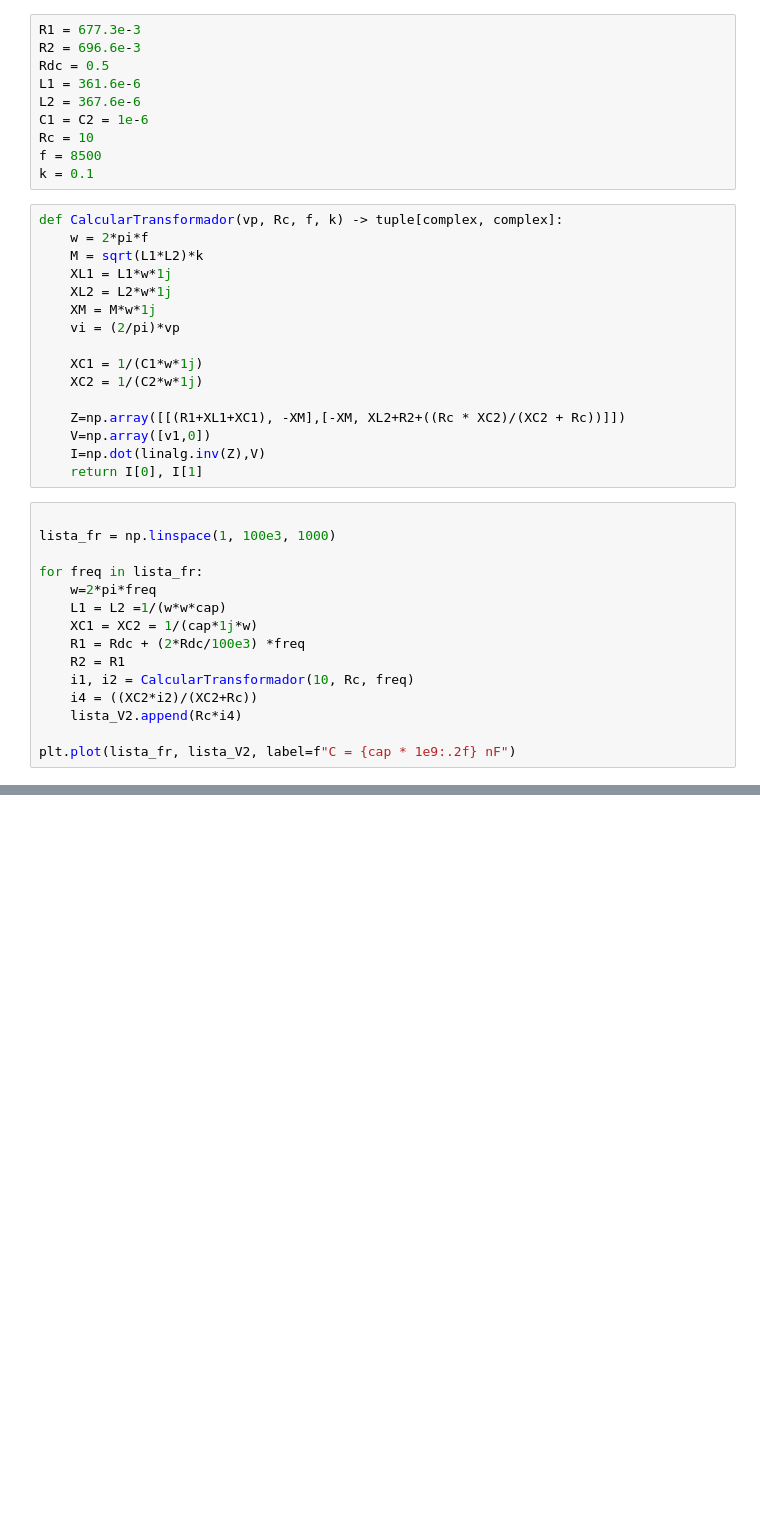
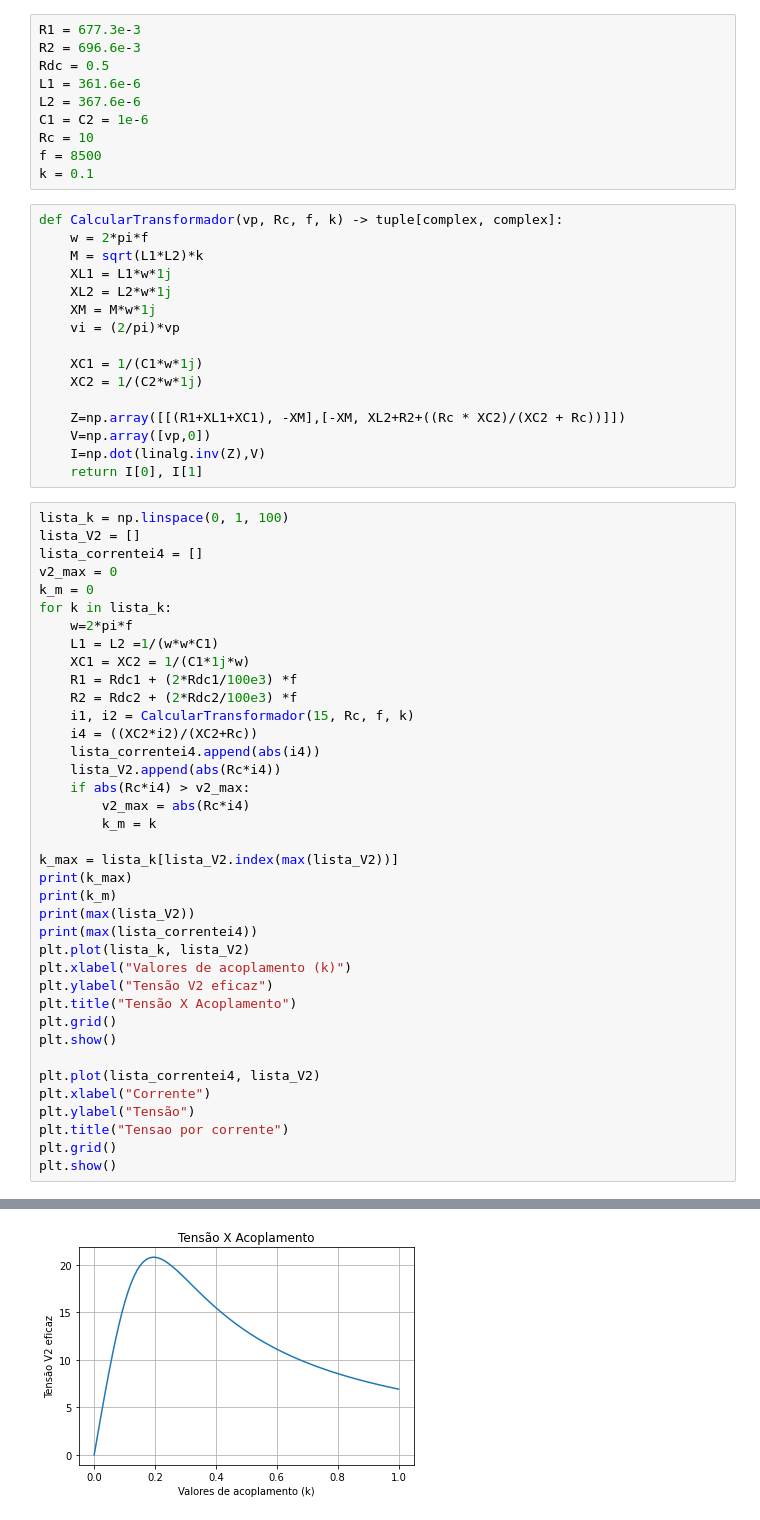
Before and after one commit to Veronica0Lima/Projeto_eletromag, a Jupyter notebook: projeto_wpt.ipynb, the cells around one changed output, grey strips where cells are left out. Drawn from its saved outputs; the diff is of its cells as text; blank space fills up the shorter version.

```diff
--- a/projeto_wpt.ipynb
+++ b/projeto_wpt.ipynb
@@ -121,21 +141,45 @@ def CalcularTransformador(vp, Rc, f, k) -> tuple[complex, complex]:
     XC2 = 1/(C2*w*1j)
 
     Z=np.array([[(R1+XL1+XC1), -XM],[-XM, XL2+R2+((Rc * XC2)/(XC2 + Rc))]])
-    V=np.array([v1,0])
+    V=np.array([vp,0])
     I=np.dot(linalg.inv(Z),V)
     return I[0], I[1]
-# %%
-
-lista_fr = np.linspace(1, 100e3, 1000)
-
-for freq in lista_fr:
-    w=2*pi*freq
-    L1 = L2 =1/(w*w*cap)
-    XC1 = XC2 = 1/(cap*1j*w)
-    R1 = Rdc + (2*Rdc/100e3) *freq
-    R2 = R1
-    i1, i2 = CalcularTransformador(10, Rc, freq)
-    i4 = ((XC2*i2)/(XC2+Rc))
-    lista_V2.append(Rc*i4)
-
-plt.plot(lista_fr, lista_V2, label=f"C = {cap * 1e9:.2f} nF")
+# %%
+lista_k = np.linspace(0, 1, 100)
+lista_V2 = []
+lista_correntei4 = []
+v2_max = 0
+k_m = 0
+for k in lista_k:
+    w=2*pi*f
+    L1 = L2 =1/(w*w*C1)
+    XC1 = XC2 = 1/(C1*1j*w)
+    R1 = Rdc1 + (2*Rdc1/100e3) *f
+    R2 = Rdc2 + (2*Rdc2/100e3) *f
+    i1, i2 = CalcularTransformador(15, Rc, f, k)
+    i4 = ((XC2*i2)/(XC2+Rc))
+    lista_correntei4.append(abs(i4))
+    lista_V2.append(abs(Rc*i4))
+    if abs(Rc*i4) > v2_max:
+        v2_max = abs(Rc*i4)
+        k_m = k
+
+k_max = lista_k[lista_V2.index(max(lista_V2))]
+print(k_max)
+print(k_m)
+print(max(lista_V2))
+print(max(lista_correntei4))
+plt.plot(lista_k, lista_V2)
+plt.xlabel("Valores de acoplamento (k)")
+plt.ylabel("Tensão V2 eficaz")
+plt.title("Tensão X Acoplamento")
+plt.grid()
+plt.show()
+
+plt.plot(lista_correntei4, lista_V2)
+plt.xlabel("Corrente")
+plt.ylabel("Tensão")
+plt.title("Tensao por corrente")
+plt.grid()
+plt.show()
+# %% [output]
@@ -141,0 +190 @@ plt.plot(lista_fr, lista_V2, label=f"C = {cap * 1e9:.2f} nF")
+[figure, added]
```
Also changed, not shown: parts of 4 cells of this notebook.
